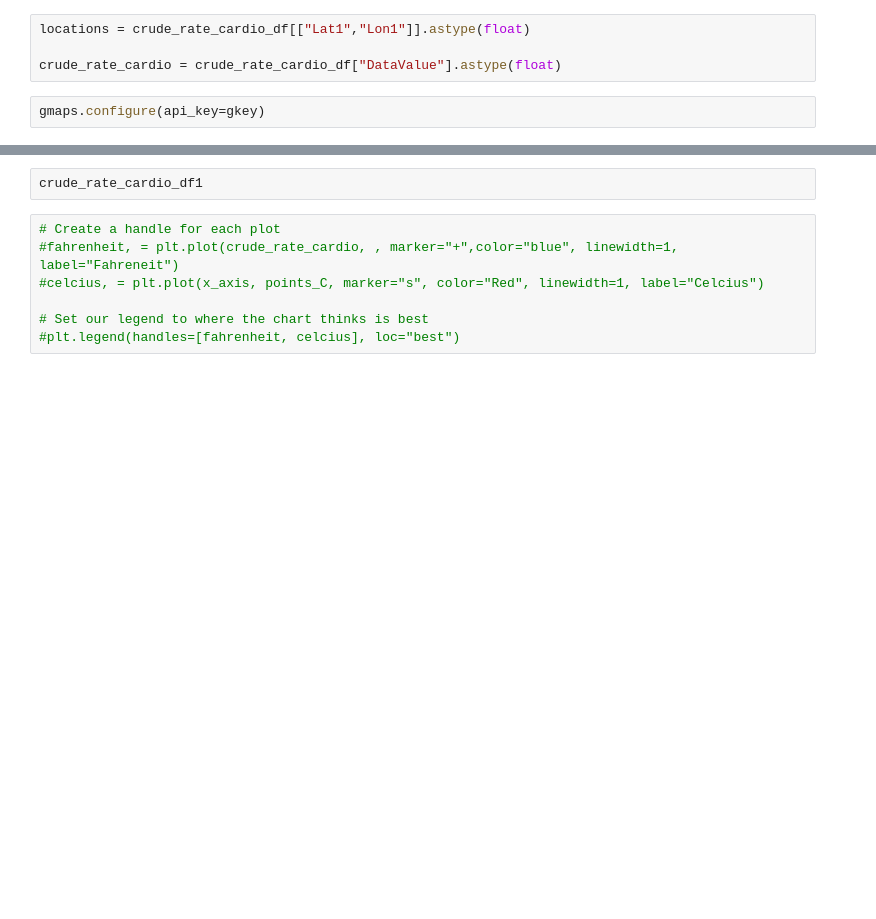
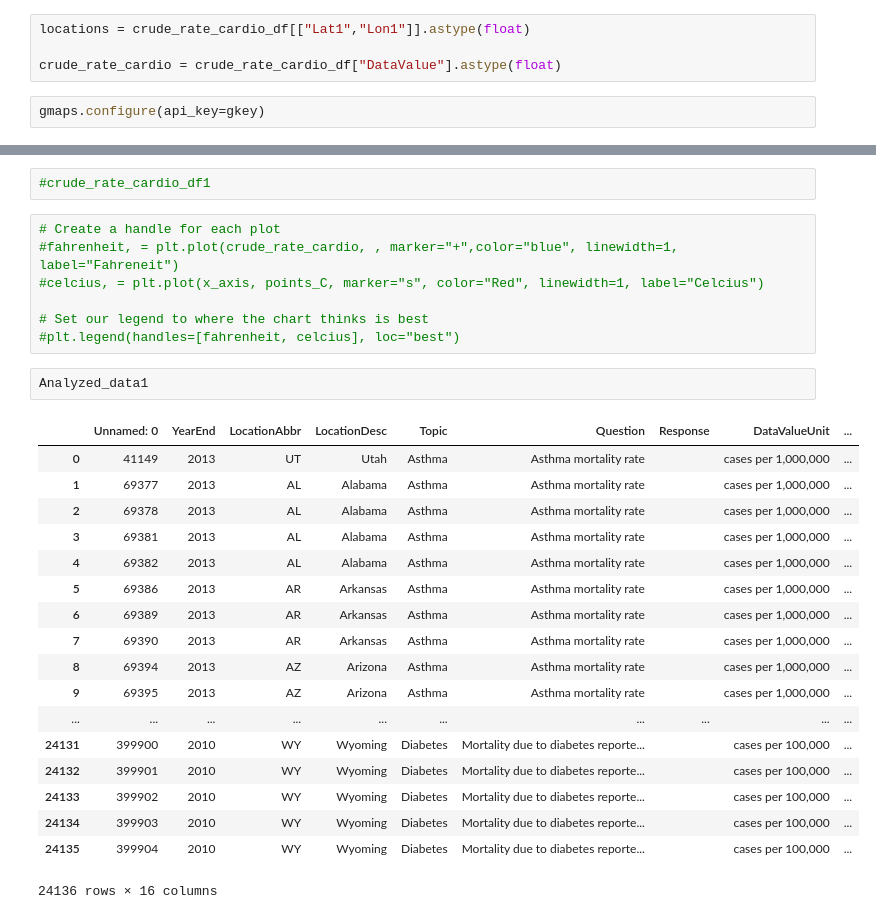
Before and after one commit to ByronIAllen/DataAnalysis_Project1, a Jupyter notebook: Chronic Disease.ipynb, the cells around one changed output, grey strips where cells are left out. Drawn from its saved outputs; the diff is of its cells as text; blank space fills up the shorter version.

```diff
--- a/Chronic Disease.ipynb
+++ b/Chronic Disease.ipynb
@@ -567,8 +568,8 @@ fig.add_layer(heat_layer)
 fig
 # %% [output]
 [interactive output not drawn]
-# %%
-crude_rate_cardio_df1
+# %%
+#crude_rate_cardio_df1
 # %%
 # Create a handle for each plot
 #fahrenheit, = plt.plot(crude_rate_cardio, , marker="+",color="blue", linewidth=1, label="Fahreneit")
@@ -576,3 +577,24 @@ crude_rate_cardio_df1
 
 # Set our legend to where the chart thinks is best
 #plt.legend(handles=[fahrenheit, celcius], loc="best")
+# %%
+Analyzed_data1
+# %% [output]
+|  | Unnamed: 0 | YearEnd | LocationAbbr | LocationDesc | Topic | Question | Response | DataValueUnit | ... |
+| 0 | 41149 | 2013 | UT | Utah | Asthma | Asthma mortality rate |  | cases per 1,000,000 | ... |
+| 1 | 69377 | 2013 | AL | Alabama | Asthma | Asthma mortality rate |  | cases per 1,000,000 | ... |
+| 2 | 69378 | 2013 | AL | Alabama | Asthma | Asthma mortality rate |  | cases per 1,000,000 | ... |
+| 3 | 69381 | 2013 | AL | Alabama | Asthma | Asthma mortality rate |  | cases per 1,000,000 | ... |
+| 4 | 69382 | 2013 | AL | Alabama | Asthma | Asthma mortality rate |  | cases per 1,000,000 | ... |
+| 5 | 69386 | 2013 | AR | Arkansas | Asthma | Asthma mortality rate |  | cases per 1,000,000 | ... |
+| 6 | 69389 | 2013 | AR | Arkansas | Asthma | Asthma mortality rate |  | cases per 1,000,000 | ... |
+| 7 | 69390 | 2013 | AR | Arkansas | Asthma | Asthma mortality rate |  | cases per 1,000,000 | ... |
+| 8 | 69394 | 2013 | AZ | Arizona | Asthma | Asthma mortality rate |  | cases per 1,000,000 | ... |
+| 9 | 69395 | 2013 | AZ | Arizona | Asthma | Asthma mortality rate |  | cases per 1,000,000 | ... |
+| ... | ... | ... | ... | ... | ... | ... | ... | ... | ... |
+| 24131 | 399900 | 2010 | WY | Wyoming | Diabetes | Mortality due to diabetes reporte... |  | cases per 100,000 | ... |
+| 24132 | 399901 | 2010 | WY | Wyoming | Diabetes | Mortality due to diabetes reporte... |  | cases per 100,000 | ... |
+| 24133 | 399902 | 2010 | WY | Wyoming | Diabetes | Mortality due to diabetes reporte... |  | cases per 100,000 | ... |
+| 24134 | 399903 | 2010 | WY | Wyoming | Diabetes | Mortality due to diabetes reporte... |  | cases per 100,000 | ... |
+| 24135 | 399904 | 2010 | WY | Wyoming | Diabetes | Mortality due to diabetes reporte... |  | cases per 100,000 | ... |
+24136 rows × 16 columns
```
Also changed, not shown: parts of 29 cells of this notebook.
